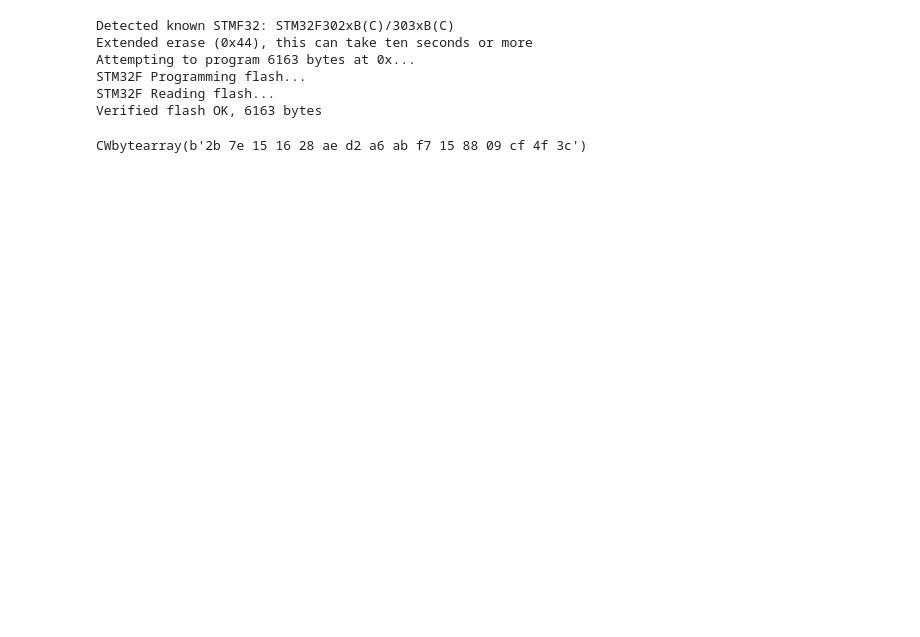
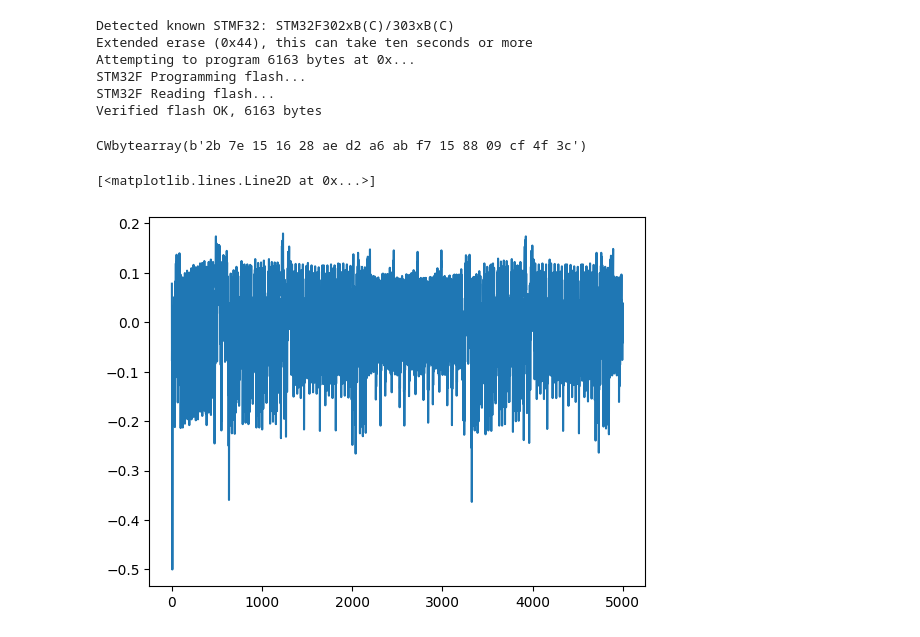
Before and after one commit to AtomiCatalyst/SCApeGoat, a Jupyter notebook: Demo_script-1.ipynb, the cells around one changed output. Saved outputs shown, nothing was run; the diff lists cells and outputs as text; code cells hidden in the pictures; blank space fills up the shorter version.

```diff
--- a/Demo_script-1.ipynb
+++ b/Demo_script-1.ipynb
@@ -82,6 +97,12 @@ numtraces = np.shape(trace_array)[0] #total number of traces
 numpoints = np.shape(trace_array)[1] #samples per trace
 # %% [output]
 CWbytearray(b'2b 7e 15 16 28 ae d2 a6 ab f7 15 88 09 cf 4f 3c')
+# %%
+import matplotlib.pyplot as plt
+plt.plot(trace_array[4])
+# %% [output]
+[<matplotlib.lines.Line2D at 0x...>]
+[figure, added]
 # %%
 def calculate_diffs(guess, byteindex=0, bitnum=0):
     """Perform a simple DPA on two traces, uses global `textin_array` and `trace_array` """
```
Also changed, not shown: parts of 3 cells of this notebook, 2 other files.
